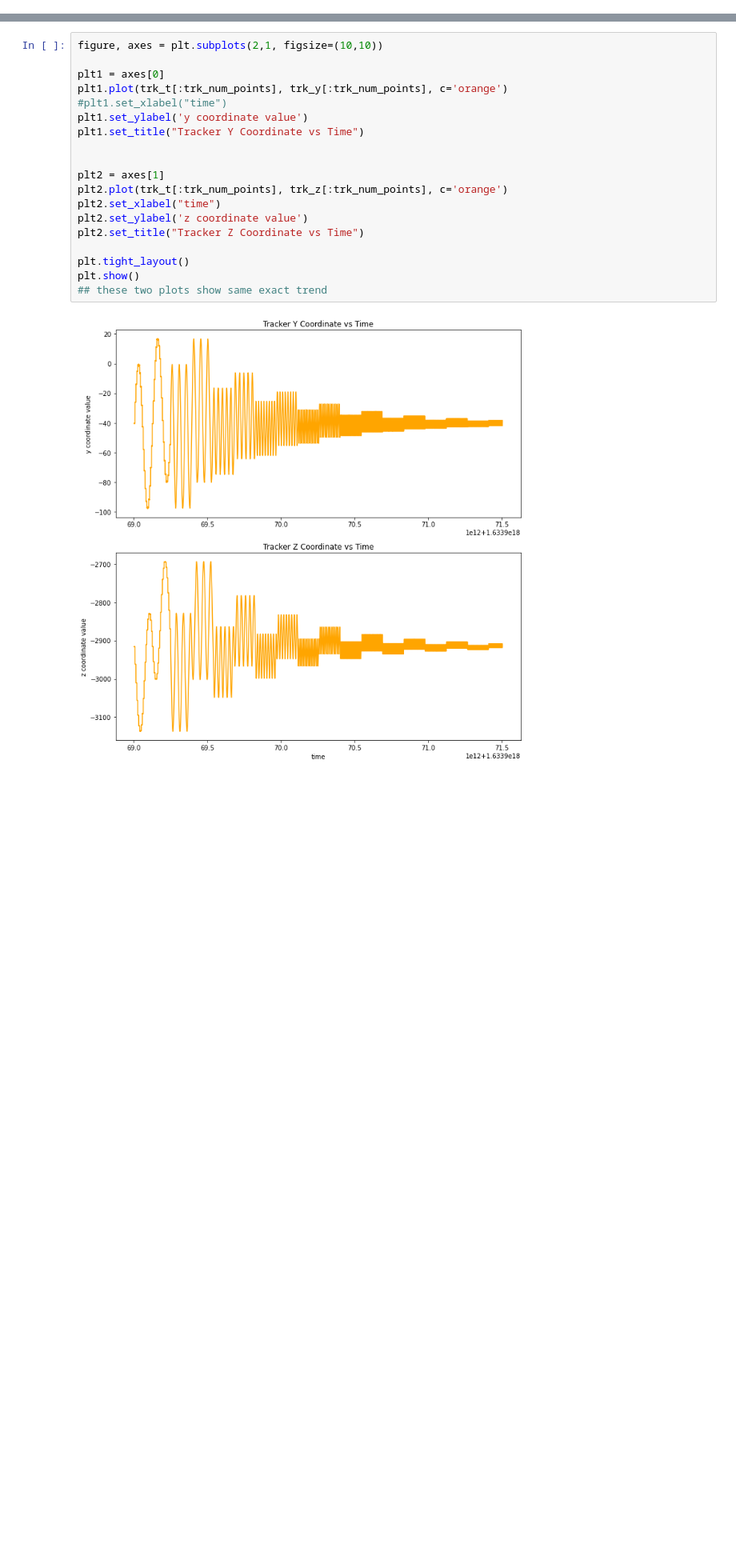
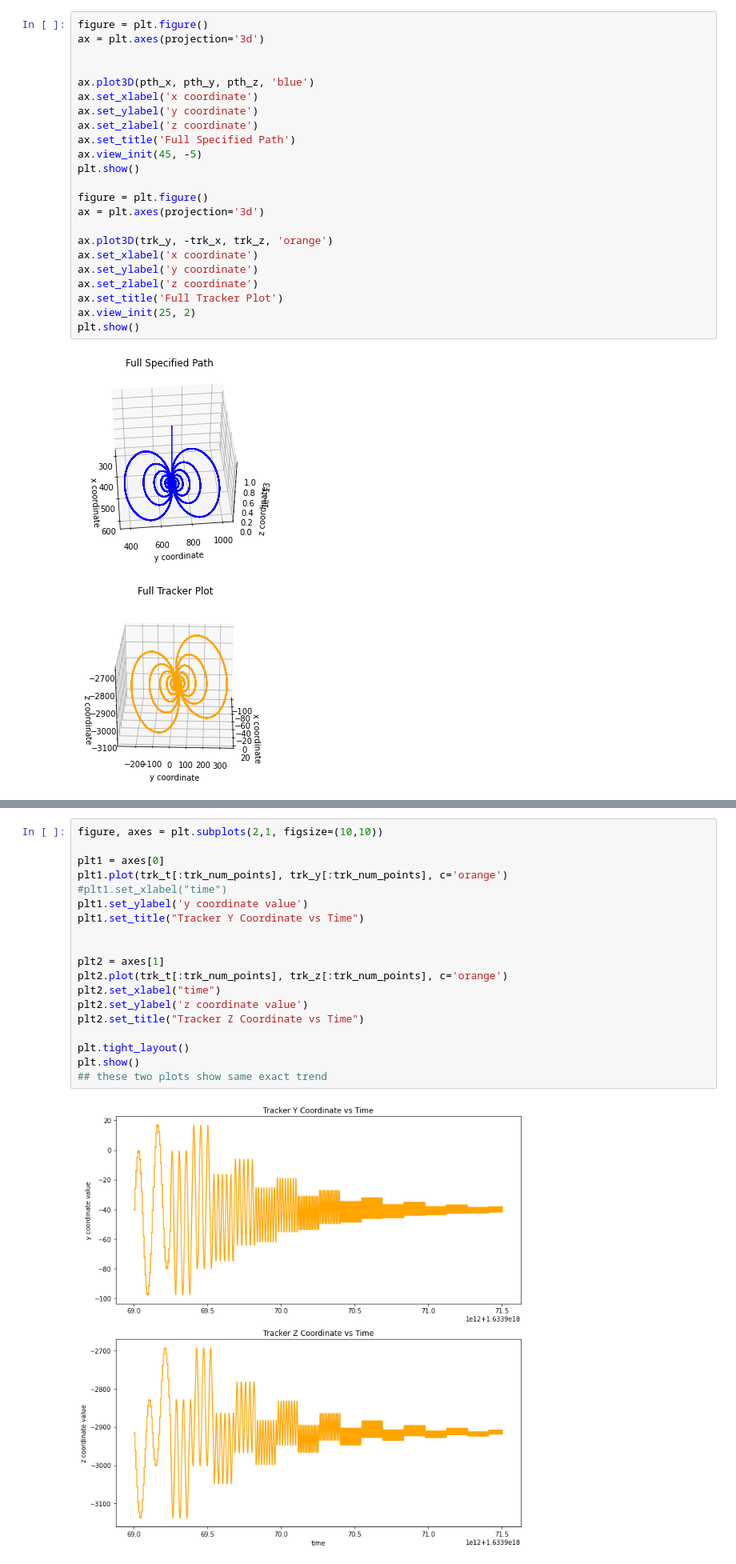
Before and after one commit to adamggibbs/path_analysis_soln, a Jupyter notebook: analysis.ipynb, the cells around one changed output, grey strips where cells are left out. Shown at 80% size. Drawn from its saved outputs; the diff is of its cells as text; blank space fills up the shorter version.

```diff
--- a/analysis.ipynb
+++ b/analysis.ipynb
@@ -264,0 +113,26 @@ plt.show()
+# %%
+figure = plt.figure()
+ax = plt.axes(projection='3d')
+
+
+ax.plot3D(pth_x, pth_y, pth_z, 'blue')
+ax.set_xlabel('x coordinate')
+ax.set_ylabel('y coordinate')
+ax.set_zlabel('z coordinate')
+ax.set_title('Full Specified Path')
+ax.view_init(45, -5)
+plt.show()
+
+figure = plt.figure()
+ax = plt.axes(projection='3d')
+
+ax.plot3D(trk_y, -trk_x, trk_z, 'orange')
+ax.set_xlabel('x coordinate')
+ax.set_ylabel('y coordinate')
+ax.set_zlabel('z coordinate')
+ax.set_title('Full Tracker Plot')
+ax.view_init(25, 2)
+plt.show()
+# %% [output]
+[figure, added]
+[figure, added]
```
Also changed, not shown: parts of 43 cells of this notebook, 7 other files.
